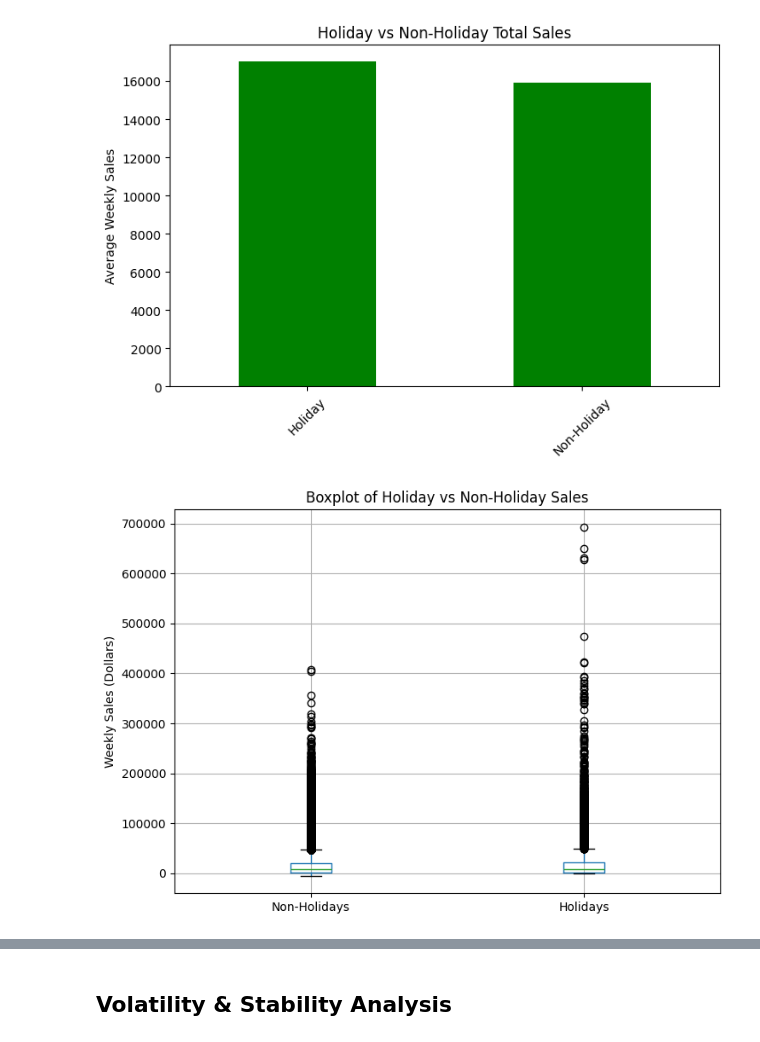
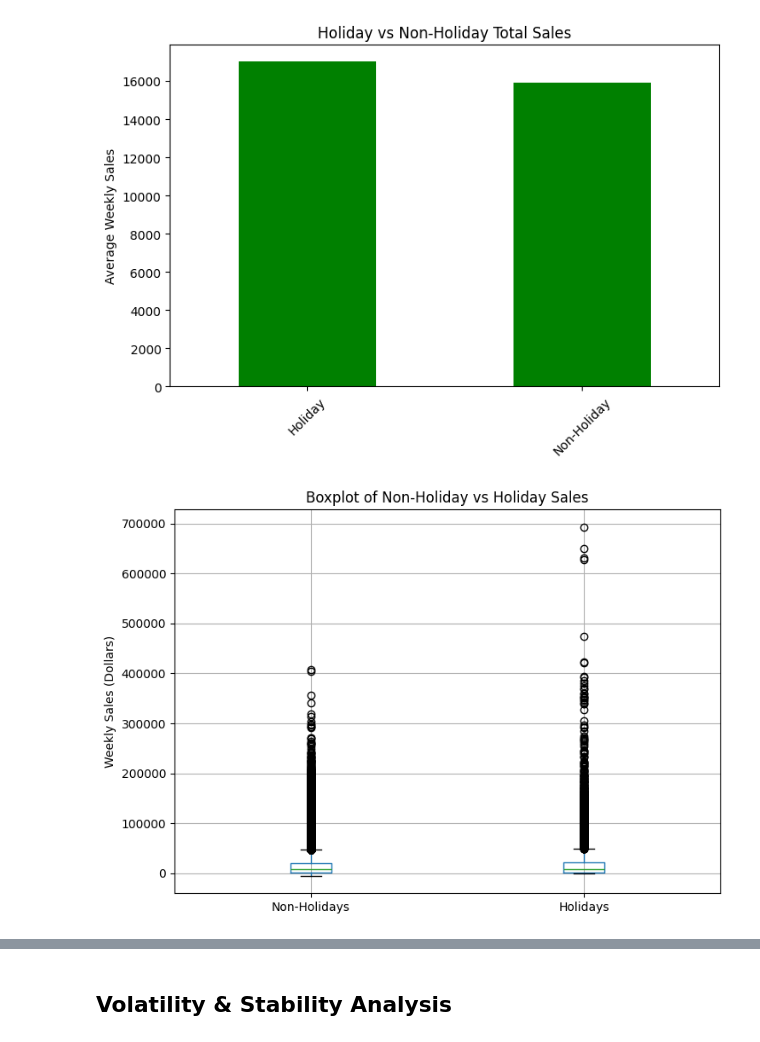
Before and after one commit to DavidO1621/Walmart-kpi-project, a Jupyter notebook: notebooks/01_EDA.ipynb, the cells around one changed output, grey strips where cells are left out. Cells and saved outputs as stored; diff of their text form; code cells hidden in the pictures.

```diff
--- a/notebooks/01_EDA.ipynb
+++ b/notebooks/01_EDA.ipynb
@@ -176,14 +192,14 @@ plt.show()
 # %%
 ax =df.boxplot(
     column ='Weekly_Sales',
     by ='IsHoliday',
     figsize =(8,6)
     )
-ax.set_title('Boxplot of Holiday vs Non-Holiday Sales')
+ax.set_title('Boxplot of Non-Holiday vs Holiday Sales')
 plt.suptitle('')
 ax.set_xlabel('')
 ax.set_ylabel('Weekly Sales (Dollars)')
 ax.set_xticklabels(['Non-Holidays','Holidays'])
 plt.show()
 # %% [output]
-[figure, old version]
+[figure, new version]
```
Also changed, not shown: parts of 11 cells of this notebook.
